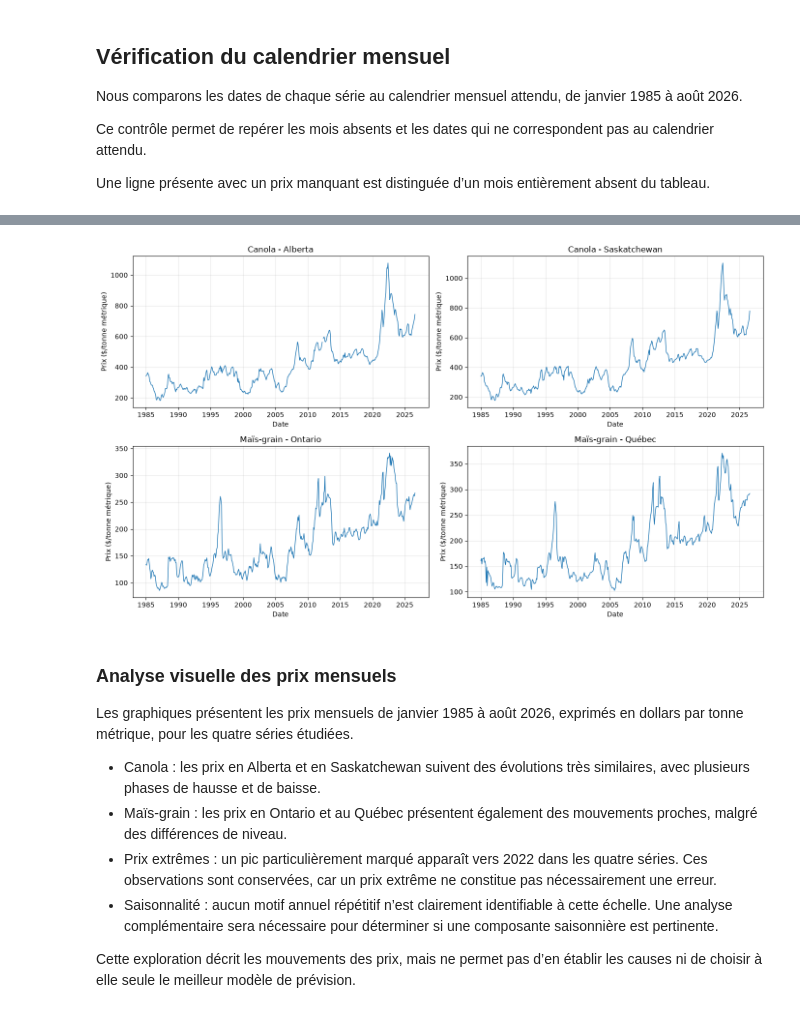
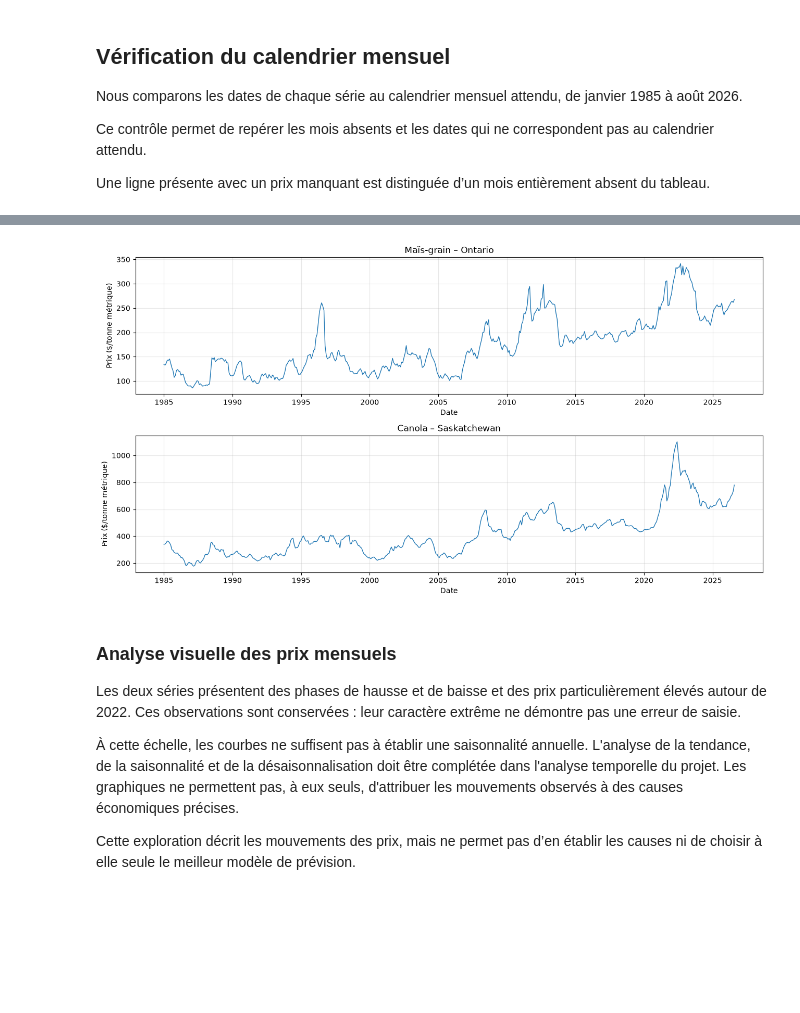
Before and after one commit to MarcAndreSeguin/projet-prix-agricoles, a Jupyter notebook: notebooks/01_pretraitement.ipynb, the cells around one changed output, grey strips where cells are left out. Saved outputs shown, nothing was run; the diff lists cells and outputs as text; code cells hidden in the pictures; blank space fills up the shorter version.

```diff
--- a/notebooks/01_pretraitement.ipynb
+++ b/notebooks/01_pretraitement.ipynb
@@ -161,20 +147,13 @@ Ce contrôle permet de repérer les mois absents et les dates qui ne corresponde
 
 Une ligne présente avec un prix manquant est distinguée d’un mois entièrement absent du tableau.
 # %%
-# Verifier que toutes les dates sont bien le premier jour du mois
-# Calendrier mensuel attendu pour les quatre séries
-calendrier = pd.date_range(
-    start="1985-01-01",
-    end="2026-08-01",
-    freq="MS"  # Premier jour de chaque mois
-)
-
-for (culture, province), groupe in df.groupby(["culture", "province"]):
-    dates_presentes = pd.DatetimeIndex(groupe["date"])
-    mois_absents = calendrier.difference(dates_presentes)
-    dates_inattendues = dates_presentes.difference(calendrier)
-
-    print(f"{culture} - {province}")
-    print("  Mois absents :", len(mois_absents))
-    print("  Dates hors calendrier :", len(dates_inattendues))
+# Vérifier que chaque série respecte le calendrier mensuel attendu.
+calendrier = pd.date_range(config.DATE_DEBUT, config.DATE_FIN, freq="MS")
+assert len(calendrier) == config.NB_MOIS_ATTENDU
+for serie, groupe in df.groupby("serie"):
+    dates = pd.DatetimeIndex(groupe["date"])
+    absents = calendrier.difference(dates)
+    inattendues = dates.difference(calendrier)
+    print(f"{serie} : {len(dates)} mois, {len(absents)} absents, {len(inattendues)} dates inattendues")
+    assert len(dates) == len(calendrier) and not len(absents) and not len(inattendues), serie
 # %% [output]
@@ -260,30 +202,25 @@ Note: you may need to restart the kernel to use updated packages.
 # %%
+# Matplotlib doit être installé dans l'environnement du projet.
 import matplotlib.pyplot as plt
 
-fig, axes = plt.subplots(2, 2, figsize=(14, 8))
-
-for ax, ((culture, province), groupe) in zip(
-    axes.flat,
-    df.groupby(["culture", "province"])
-):
+# Tracer séparément les deux séries de prix.
+fig, axes = plt.subplots(len(config.LISTE_SERIES), 1, figsize=(13, 7), squeeze=False)
+for ax, serie in zip(axes.flat, config.LISTE_SERIES):
+    groupe = df.loc[df["serie"].eq(serie)]
     ax.plot(groupe["date"], groupe["prix"], linewidth=1)
-    ax.set_title(f"{culture} - {province}")
+    ax.set_title(config.LIBELLES_SERIES[serie])
     ax.set_xlabel("Date")
     ax.set_ylabel("Prix ($/tonne métrique)")
     ax.grid(alpha=0.3)
-
 plt.tight_layout()
 plt.show()
 # %% [output]
-[figure, old version]
+[figure, new version]
 # %% [markdown]
 ### Analyse visuelle des prix mensuels
 
-Les graphiques présentent les prix mensuels de janvier 1985 à août 2026, exprimés en dollars par tonne métrique, pour les quatre séries étudiées.
+Les deux séries présentent des phases de hausse et de baisse et des prix particulièrement élevés autour de 2022. Ces observations sont conservées : leur caractère extrême ne démontre pas une erreur de saisie.
 
-- Canola : les prix en Alberta et en Saskatchewan suivent des évolutions très similaires, avec plusieurs phases de hausse et de baisse.
-- Maïs-grain : les prix en Ontario et au Québec présentent également des mouvements proches, malgré des différences de niveau.
-- Prix extrêmes : un pic particulièrement marqué apparaît vers 2022 dans les quatre séries. Ces observations sont conservées, car un prix extrême ne constitue pas nécessairement une erreur.
-- Saisonnalité : aucun motif annuel répétitif n’est clairement identifiable à cette échelle. Une analyse complémentaire sera nécessaire pour déterminer si une composante saisonnière est pertinente.
+À cette échelle, les courbes ne suffisent pas à établir une saisonnalité annuelle. L'analyse de la tendance, de la saisonnalité et de la désaisonnalisation doit être complétée dans l'analyse temporelle du projet. Les graphiques ne permettent pas, à eux seuls, d'attribuer les mouvements observés à des causes économiques précises.
 
 Cette exploration décrit les mouvements des prix, mais ne permet pas d’en établir les causes ni de choisir à elle seule le meilleur modèle de prévision.
```
Also changed, not shown: parts of 23 cells of this notebook, 10 other files.
